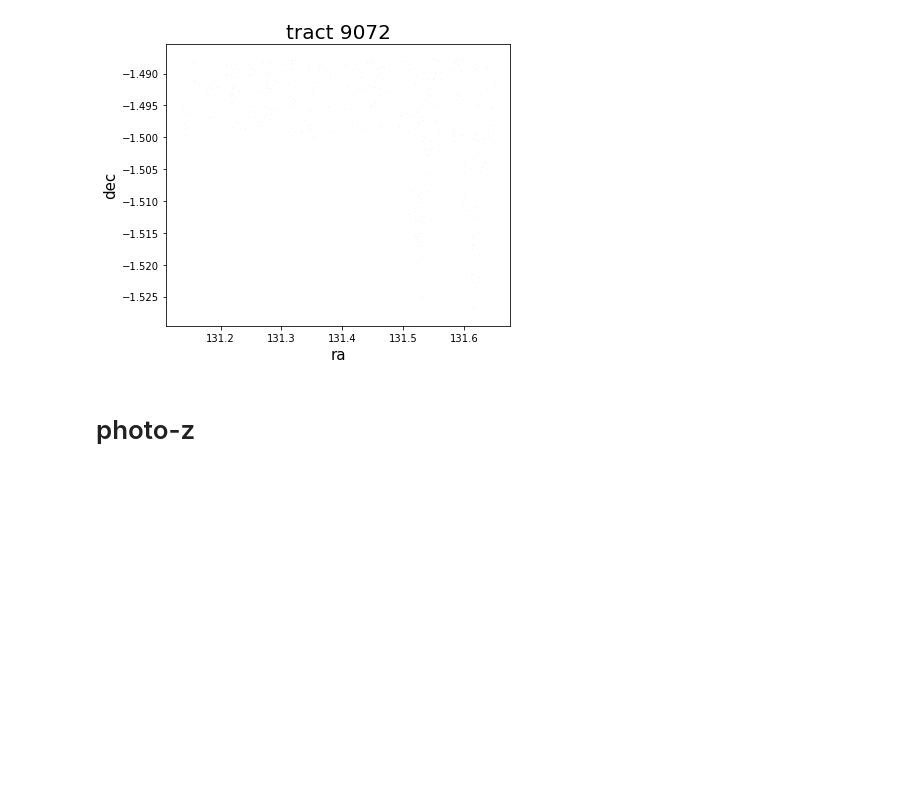
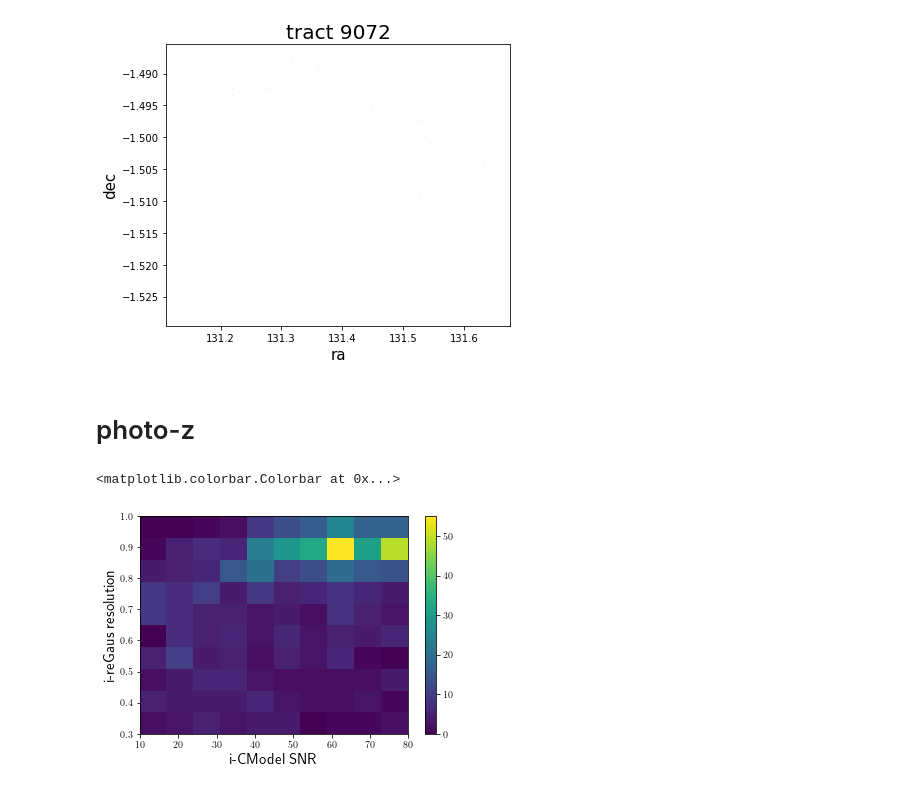
Before and after one commit to mr-superonion/G3sim-HSC, a Jupyter notebook: notebook/blind/1_1-select_photoz_catalogs.ipynb, the cells around one changed output. Cells and saved outputs as stored; diff of their text form; code cells hidden in the pictures; blank space fills up the shorter version.

Commit message:
galaxies without mizuki estiamtion

```diff
--- a/notebook/blind/1_1-select_photoz_catalogs.ipynb
+++ b/notebook/blind/1_1-select_photoz_catalogs.ipynb
@@ -228,3 +224,23 @@ for fieldname in utilities.field_names:
     del data1
     del data2
     gc.collect()
+# %%
+pzDir='wrkDir/s19/s19-1/anaCat_newS19Mask_fdeltacut/catalog_others/'
+nomDir='wrkDir/s19/s19-1/anaCat_newS19Mask_fdeltacut/catalog_obs_reGaus_no_m/'
+dataList=[]
+for fieldname in utilities.field_names:
+    pata=pyfits.getdata(os.path.join(pzDir,'%s_pz_2.fits' %fieldname))
+    mask=(pata['mizuki_photoz_best']==0) & (pata['mizuki_photoz_err95_max']==0)
+    data=pyfits.getdata(os.path.join(nomDir,'%s_no_m.fits' %fieldname))
+    dataList.append(data[mask])
+    del data,pata,mask
+    gc.collect()
+dataAll=np.hstack(dataList)
+# %%
+plt.hist2d(dataAll['i_cmodel_flux']/dataAll['i_cmodel_fluxerr'],dataAll['i_hsmshaperegauss_resolution'],bins=(10,10),range=((10,80),(0.3,1)))
+plt.xlabel('i-CModel SNR',fontsize=15)
+plt.ylabel('i-reGaus resolution',fontsize=15)
+plt.colorbar()
+# %% [output]
+<matplotlib.colorbar.Colorbar at 0x...>
+[figure, added]
```
Also changed, not shown: parts of 5 cells of this notebook.
